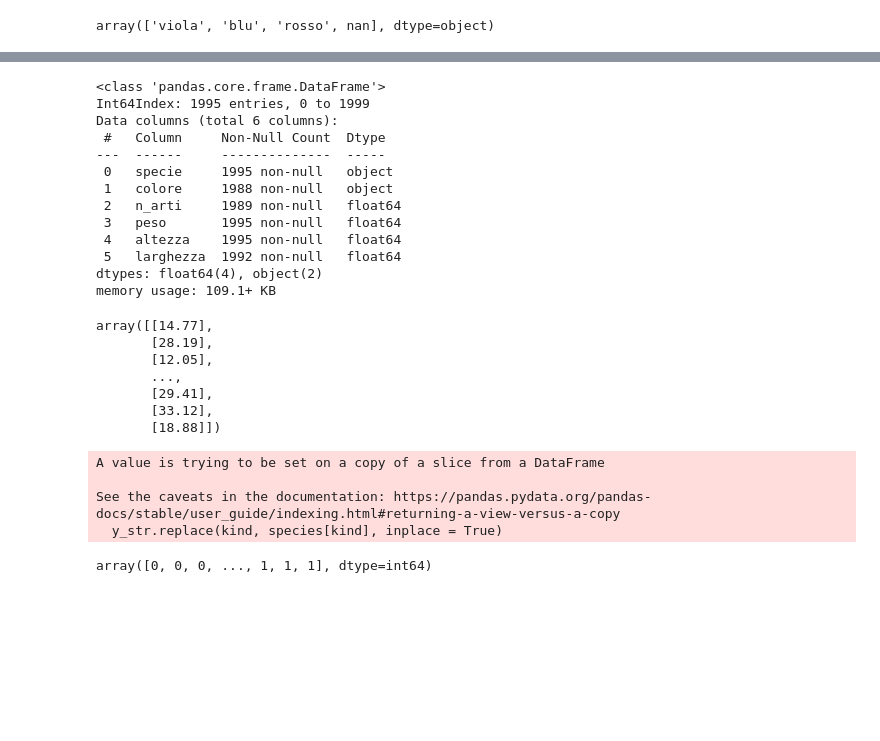
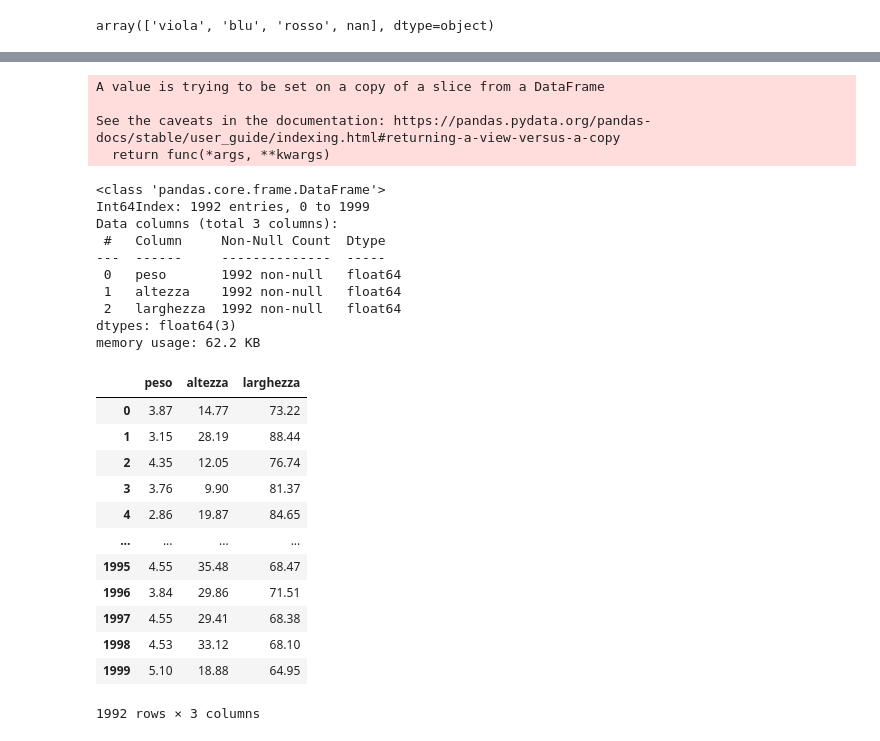
Before and after one commit to nikmaffi/A.I., a Jupyter notebook: perceptron/analysis.ipynb, the cells around one changed output, grey strips where cells are left out. Drawn from its saved outputs; the diff is of its cells as text; code cells hidden in the pictures; blank space fills up the shorter version.

```diff
--- a/perceptron/analysis.ipynb
+++ b/perceptron/analysis.ipynb
@@ -114,43 +130,40 @@ After dropna()
+# %%
+tmp_data = num_data[["specie", "peso", "altezza", "larghezza"]]
+tmp_data.dropna(axis = 'index', inplace = True)
+
+selected_data = tmp_data[["peso", "altezza", "larghezza"]]
+# %% [output]
+A value is trying to be set on a copy of a slice from a DataFrame
+
+See the caveats in the documentation: https://pandas.pydata.org/pandas-docs/stable/user_guide/indexing.html#returning-a-view-versus-a-copy
+  return func(*args, **kwargs)
 # %%
-data_copy.info()
+selected_data.info()
 # %% [output]
 <class 'pandas.core.frame.DataFrame'>
-Int64Index: 1995 entries, 0 to 1999
-Data columns (total 6 columns):
+Int64Index: 1992 entries, 0 to 1999
+Data columns (total 3 columns):
  #   Column     Non-Null Count  Dtype
 ---  ------     --------------  -----
- 0   specie     1995 non-null   object
- 1   colore     1988 non-null   object
- 2   n_arti     1989 non-null   float64
- 3   peso       1995 non-null   float64
- 4   altezza    1995 non-null   float64
- 5   larghezza  1992 non-null   float64
-dtypes: float64(4), object(2)
-memory usage: 109.1+ KB
+ 0   peso       1992 non-null   float64
+ 1   altezza    1992 non-null   float64
+ 2   larghezza  1992 non-null   float64
+dtypes: float64(3)
+memory usage: 62.2 KB
-# %%
-X = data_copy[selected_feats].to_numpy()
-y_str = data_copy["specie"]
-
-X
-# %% [output]
-array([[14.77],
-       [28.19],
-       [12.05],
-       ...,
-       [29.41],
-       [33.12],
-       [18.88]])
-# %%
-species = {key: value for key, value in zip(data_copy["specie"].unique(), [0, 1])}
-
-for kind in species:
-    y_str.replace(kind, species[kind], inplace = True)
-
-y = y_str.to_numpy()
-y
-# %% [output]
-A value is trying to be set on a copy of a slice from a DataFrame
-
-See the caveats in the documentation: https://pandas.pydata.org/pandas-docs/stable/user_guide/indexing.html#returning-a-view-versus-a-copy
-  y_str.replace(kind, species[kind], inplace = True)
-array([0, 0, 0, ..., 1, 1, 1], dtype=int64)
+# %%
+X_not_norm = selected_data.copy()
+X_not_norm
+# %% [output]
+|  | peso | altezza | larghezza |
+| 0 | 3.87 | 14.77 | 73.22 |
+| 1 | 3.15 | 28.19 | 88.44 |
+| 2 | 4.35 | 12.05 | 76.74 |
+| 3 | 3.76 | 9.90 | 81.37 |
+| 4 | 2.86 | 19.87 | 84.65 |
+| ... | ... | ... | ... |
+| 1995 | 4.55 | 35.48 | 68.47 |
+| 1996 | 3.84 | 29.86 | 71.51 |
+| 1997 | 4.55 | 29.41 | 68.38 |
+| 1998 | 4.53 | 33.12 | 68.10 |
+| 1999 | 5.10 | 18.88 | 64.95 |
+1992 rows × 3 columns
```
Also changed, not shown: parts of 20 cells of this notebook, 1 other file.
